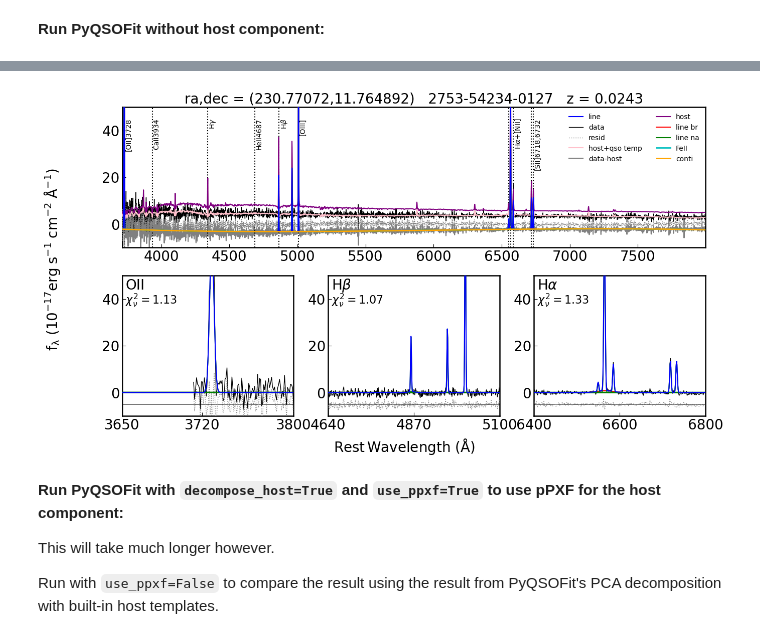
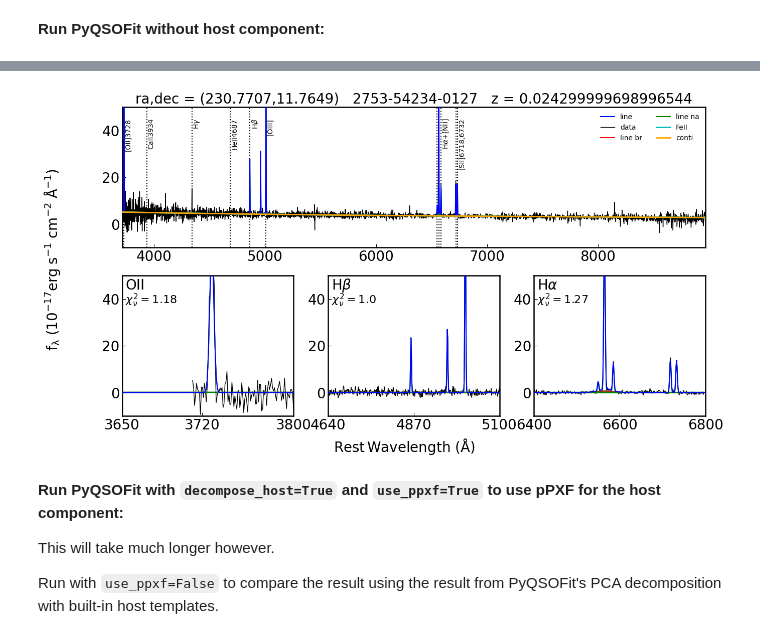
Before and after one commit to legolason/PyQSOFit, a Jupyter notebook: example/rgg118.ipynb, the cells around one changed output, grey strips where cells are left out. Cells and saved outputs as stored; diff of their text form; code cells hidden in the pictures.

Commit message:
made some corrections for two examples

```diff
--- a/example/rgg118.ipynb
+++ b/example/rgg118.ipynb
@@ -68,8 +67,8 @@ sp = SDSS.get_spectra(matches=xid)
 # %%
 data = sp[0]
 
-path_ex = '/home/colinjb2/PyQSOFit/example/'
-path_out = '/home/colinjb2/PyQSOFit/example/data/' # path of fitting results
+path_ex = '/Users/legolason/study/mesfit/v1.2/PyQSOFit/example/' # The absolute path to the example directory
+path_out = '/Users/legolason/study/mesfit/v1.2/PyQSOFit/example/data/' # path of fitting results
 
 # Requried
 lam = 10**data[1].data['loglam']        # OBS wavelength [A]
@@ -213,8 +212,8 @@ q0 = QSOFit(lam, flux, err, z, ra=ra, dec=dec, plateid=plateid, mjd=mjd, fiberid
 start = timeit.default_timer()
 # Do the fitting
 q0.Fit(name=None, nsmooth=1, and_or_mask=False, deredden=True, reject_badpix=False, wave_range=None, \
-      wave_mask=None, decompose_host=True, use_ppxf=False, Mi=None, npca_gal=5, npca_qso=5, Fe_uv_op=True, \
-      Fe_flux_range=np.array([4435,4685]), poly=True, BC=False, rej_abs=False, initial_guess=None, \
+      wave_mask=None, decompose_host=False, BC03=False, use_ppxf=False, Mi=None, npca_gal=10, npca_qso=2, Fe_uv_op=False, \
+      Fe_flux_range=np.array([4435,4685]), poly=False, BC=False, rej_abs=False, initial_guess=None, \
       method='leastsq', linefit=True,  epsilon_jitter=1e-5, \
       save_result=False, plot_fig=True, save_fig=False, plot_line_name=True, ylims=[-10, 50],\
       plot_legend=True, save_fig_path='.', save_fits_path=path_out, save_fits_name=None, verbose=False)
@@ -228,4 +226,4 @@ Fitting finished in 4.1s
-[figure, old version]
+[figure, new version]
 # %% [markdown]
 __Run PyQSOFit with `decompose_host=True` and `use_ppxf=True` to use pPXF for the host component:__
 
```
Also changed, not shown: parts of 10 cells of this notebook.
